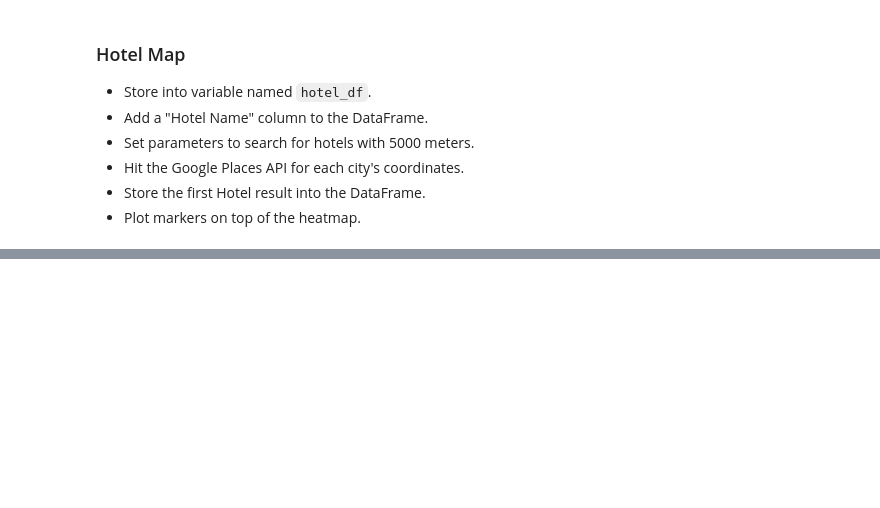
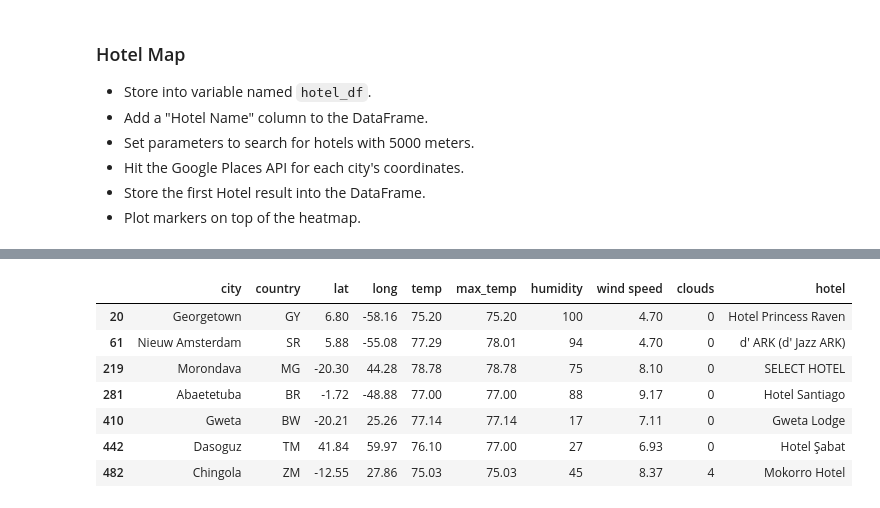
Before and after one commit to msfa12th/python-api-challenge, a Jupyter notebook: VacationPy/VacationPy.ipynb, the cells around one changed output, grey strips where cells are left out. Cells and saved outputs as stored; diff of their text form; code cells hidden in the pictures; blank space fills up the shorter version.

```diff
--- a/VacationPy/VacationPy.ipynb
+++ b/VacationPy/VacationPy.ipynb
@@ -201,0 +203,12 @@ hotel_df
+# %%
+hotel_df=hotel_df[hotel_df["hotel"]!=" "]
+hotel_df
+# %% [output]
+|  | city | country | lat | long | temp | max_temp | humidity | wind speed | clouds | hotel |
+| 20 | Georgetown | GY | 6.80 | -58.16 | 75.20 | 75.20 | 100 | 4.70 | 0 | Hotel Princess Raven |
+| 61 | Nieuw Amsterdam | SR | 5.88 | -55.08 | 77.29 | 78.01 | 94 | 4.70 | 0 | d' ARK (d' Jazz ARK) |
+| 219 | Morondava | MG | -20.30 | 44.28 | 78.78 | 78.78 | 75 | 8.10 | 0 | SELECT HOTEL |
+| 281 | Abaetetuba | BR | -1.72 | -48.88 | 77.00 | 77.00 | 88 | 9.17 | 0 | Hotel Santiago |
+| 410 | Gweta | BW | -20.21 | 25.26 | 77.14 | 77.14 | 17 | 7.11 | 0 | Gweta Lodge |
+| 442 | Dasoguz | TM | 41.84 | 59.97 | 76.10 | 77.00 | 27 | 6.93 | 0 | Hotel Şabat |
+| 482 | Chingola | ZM | -12.55 | 27.86 | 75.03 | 75.03 | 45 | 8.37 | 4 | Mokorro Hotel |
```
Also changed, not shown: parts of 17 cells of this notebook, 18 other files.
